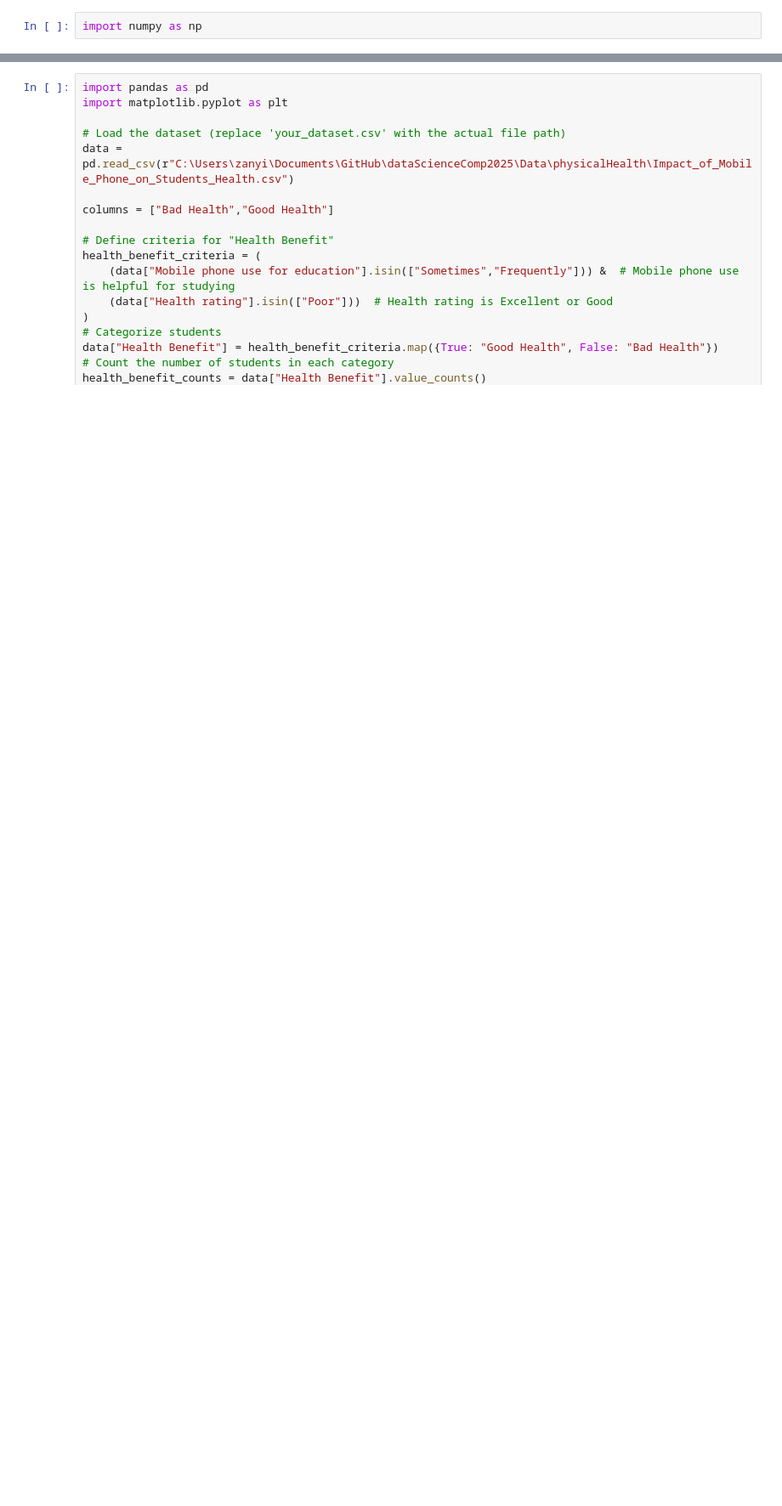
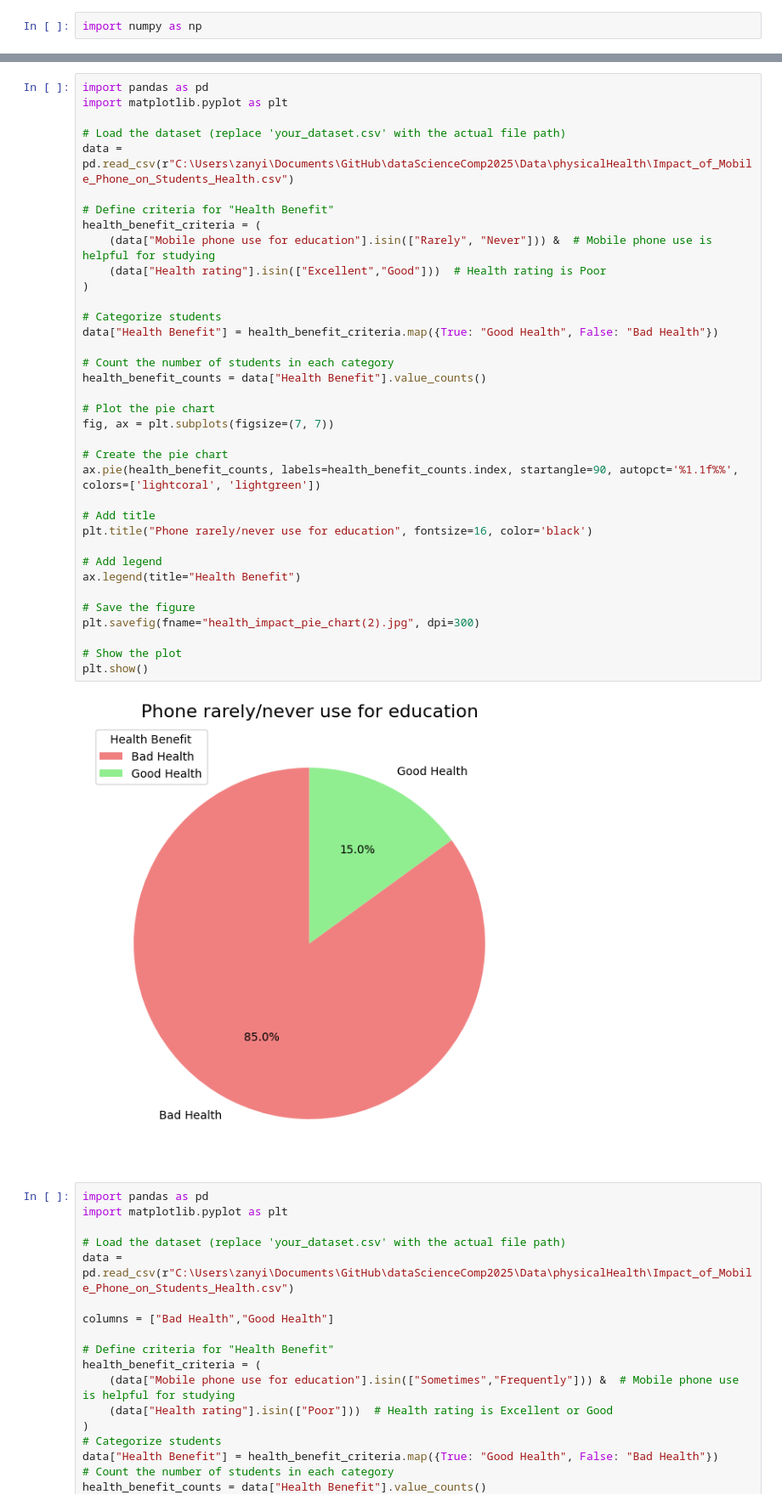
Before and after one commit to hazywho/dataScienceComp2025, a Jupyter notebook: Data/physicalHealth/processing.ipynb, the cells around one changed output, grey strips where cells are left out. Shown at 85% size. Saved outputs shown, nothing was run; the diff lists cells and outputs as text; blank space fills up the shorter version.

```diff
--- a/Data/physicalHealth/processing.ipynb
+++ b/Data/physicalHealth/processing.ipynb
@@ -68,3 +41,41 @@ plt.show()
+# %%
+import pandas as pd
+import matplotlib.pyplot as plt
+
+# Load the dataset (replace 'your_dataset.csv' with the actual file path)
+data = pd.read_csv(r"C:\Users\zanyi\Documents\GitHub\dataScienceComp2025\Data\physicalHealth\Impact_of_Mobile_Phone_on_Students_Health.csv")
+
+# Define criteria for "Health Benefit"
+health_benefit_criteria = (
+    (data["Mobile phone use for education"].isin(["Rarely", "Never"])) &  # Mobile phone use is helpful for studying
+    (data["Health rating"].isin(["Excellent","Good"]))  # Health rating is Poor
+)
+
+# Categorize students
+data["Health Benefit"] = health_benefit_criteria.map({True: "Good Health", False: "Bad Health"})
+
+# Count the number of students in each category
+health_benefit_counts = data["Health Benefit"].value_counts()
+
+# Plot the pie chart
+fig, ax = plt.subplots(figsize=(7, 7))
+
+# Create the pie chart
+ax.pie(health_benefit_counts, labels=health_benefit_counts.index, startangle=90, autopct='%1.1f%%', colors=['lightcoral', 'lightgreen'])
+
+# Add title
+plt.title("Phone rarely/never use for education", fontsize=16, color='black')
+
+# Add legend
+ax.legend(title="Health Benefit")
+
+# Save the figure
+plt.savefig(fname="health_impact_pie_chart(2).jpg", dpi=300)
+
+# Show the plot
+plt.show()
+# %% [output]
+[figure, added]
 # %%
 import pandas as pd
 import matplotlib.pyplot as plt
```
Also changed, not shown: parts of 2 cells of this notebook, 11 other files.
